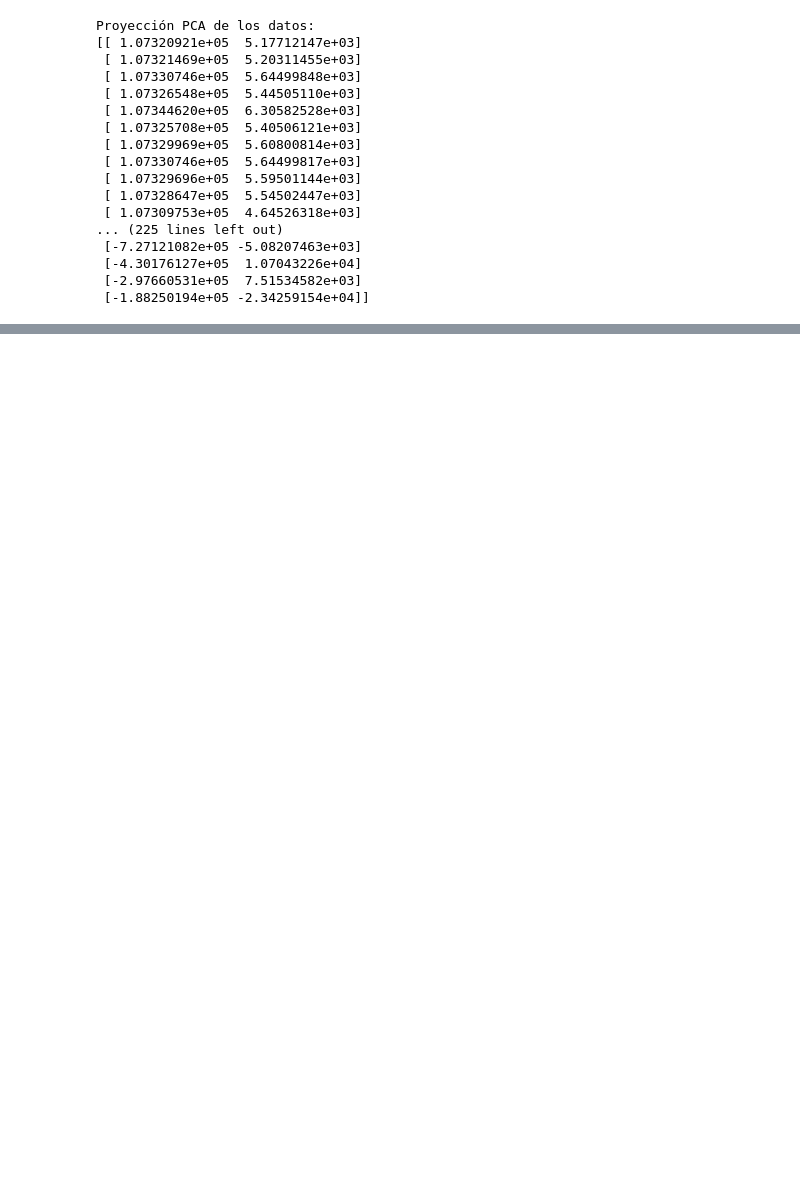
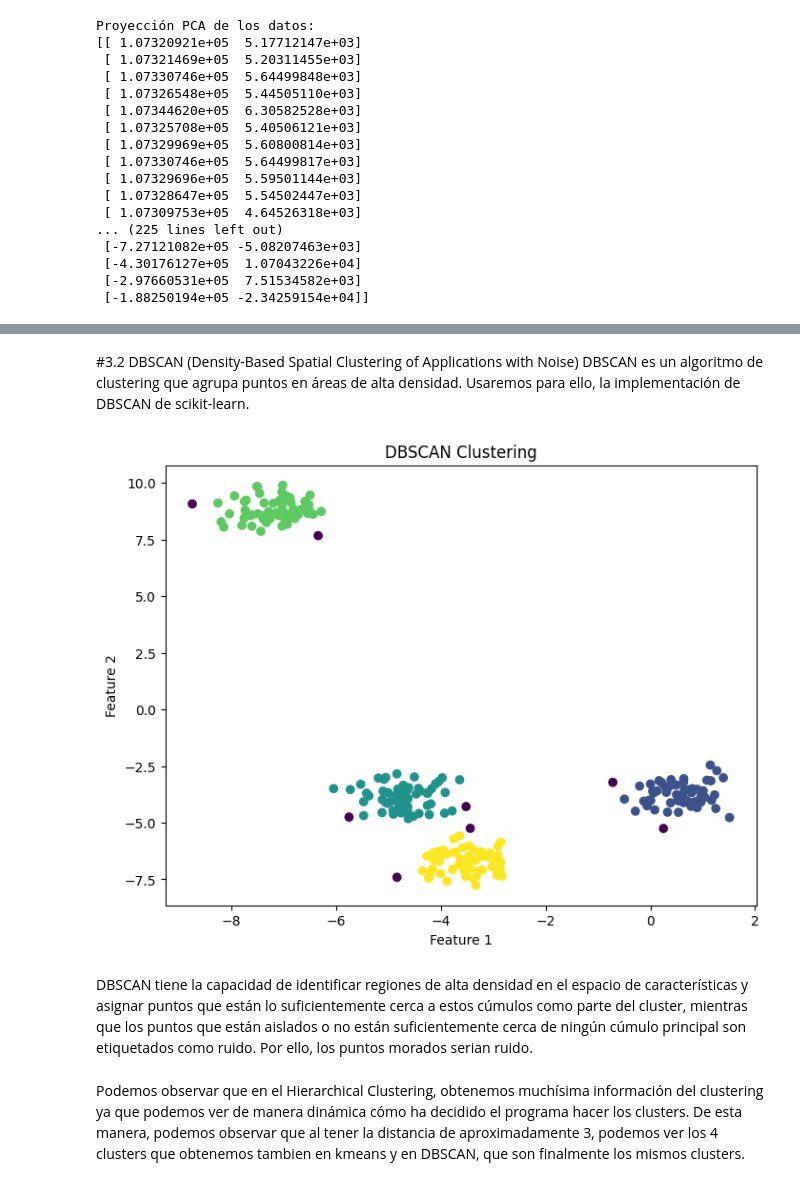
Before and after one commit to Mariolh33/G2_100472188_100429058_P2, a Jupyter notebook: Practica2.ipynb, the cells around one changed output, grey strips where cells are left out. Cells and saved outputs as stored; diff of their text form; code cells hidden in the pictures; blank space fills up the shorter version.

```diff
--- a/Practica2.ipynb
+++ b/Practica2.ipynb
@@ -199,0 +286,28 @@ Proyección PCA de los datos:
+# %% [markdown]
+#3.2 DBSCAN (Density-Based Spatial Clustering of Applications with Noise)
+DBSCAN es un algoritmo de clustering que agrupa puntos en áreas de alta densidad. Usaremos para ello, la implementación de DBSCAN de scikit-learn.
+# %%
+from sklearn.cluster import DBSCAN
+
+# Crear el objeto DBSCAN
+dbscan = DBSCAN(eps=0.5, min_samples=5)
+
+# Ajustar el modelo DBSCAN a los datos
+dbscan.fit(X)
+
+# Obtener las etiquetas de los clusters asignados por DBSCAN
+labels_dbscan = dbscan.labels_
+
+# Visualizar los clusters encontrados por DBSCAN
+plt.figure(figsize=(8, 6))
+plt.scatter(X[:, 0], X[:, 1], c=labels_dbscan, cmap='viridis')
+plt.title('DBSCAN Clustering')
+plt.xlabel('Feature 1')
+plt.ylabel('Feature 2')
+plt.show()
+# %% [output]
+[figure, added]
+# %% [markdown]
+DBSCAN tiene la capacidad de identificar regiones de alta densidad en el espacio de características y asignar puntos que están lo suficientemente cerca a estos cúmulos como parte del cluster, mientras que los puntos que están aislados o no están suficientemente cerca de ningún cúmulo principal son etiquetados como ruido. Por ello, los puntos morados serian ruido.
+# %% [markdown]
+Podemos observar que en el Hierarchical Clustering, obtenemos muchísima información del clustering ya que podemos ver de manera dinámica cómo ha decidido el programa hacer los clusters. De esta manera, podemos observar que al tener la distancia de aproximadamente 3, podemos ver los 4 clusters que obtenemos tambien en kmeans y en DBSCAN, que son finalmente los mismos clusters.
```
Also changed, not shown: parts of 9 cells of this notebook.
